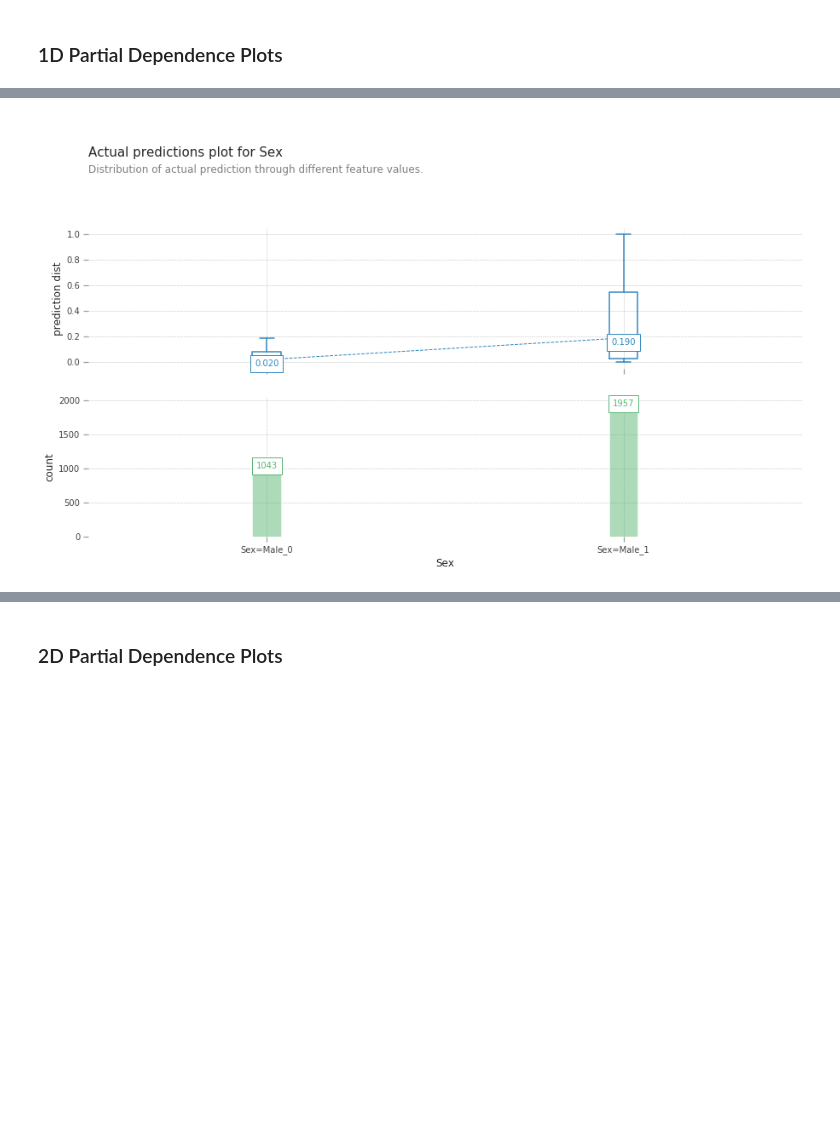
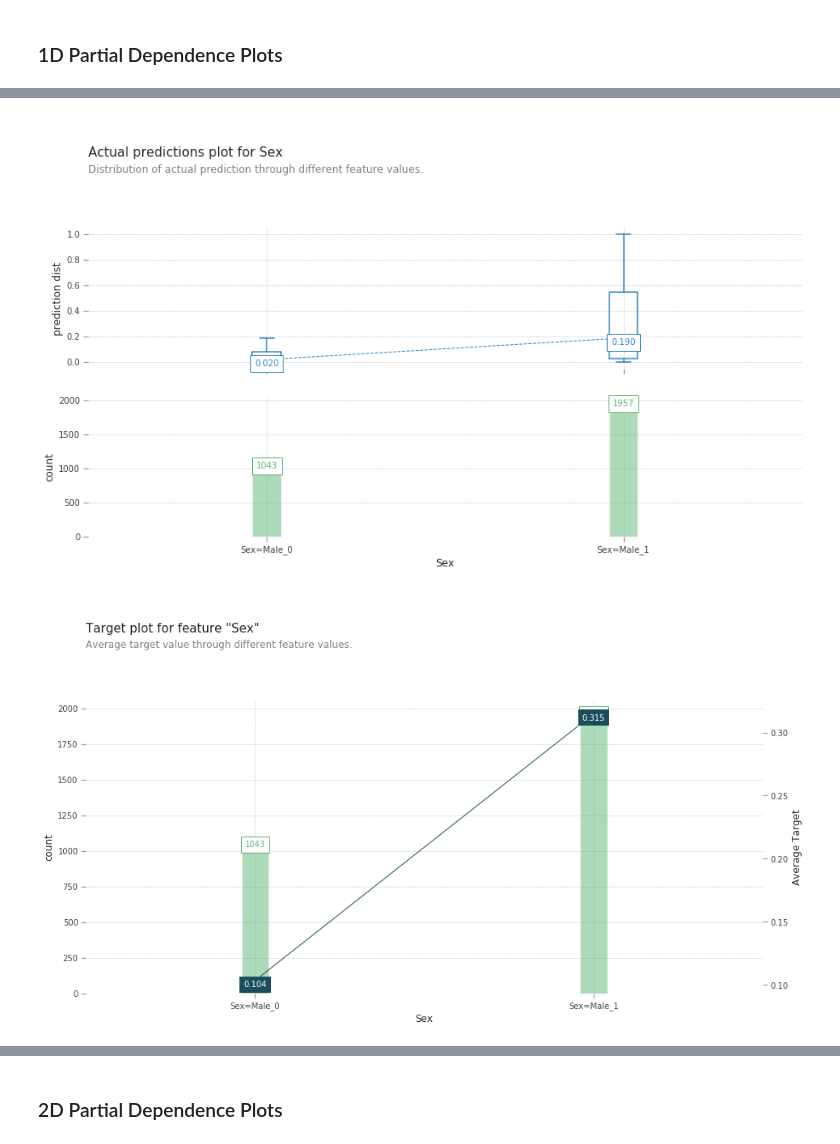
Before and after one commit to basisai/xafai-demo, a Jupyter notebook: toy_example.ipynb, the cells around one changed output, grey strips where cells are left out. Saved outputs shown, nothing was run; the diff lists cells and outputs as text; code cells hidden in the pictures; blank space fills up the shorter version.

```diff
--- a/toy_example.ipynb
+++ b/toy_example.ipynb
@@ -197,15 +202,16 @@ findfont: Font family ['Arial'] not found. Falling back to DejaVu Sans.
 # %%
 # Flag feature
 
 feature_name = "Sex"
 feature = "Sex=Male"
 
 fig = pdp_plot(clf, x_sample, FEATURES, feature, feature_name)
 fig, _ = actual_plot(clf, x_sample, feature, feature_name, show_percentile=True)
-fig, _ = target_plot
+fig, _ = target_plot(sample, feature, feature_name, TARGET)
 # %% [output]
 [figure]
 [figure]
+[figure, added]
 # %%
 # Continuous feature
 
```
Also changed, not shown: parts of 10 cells of this notebook, 1 other file.
